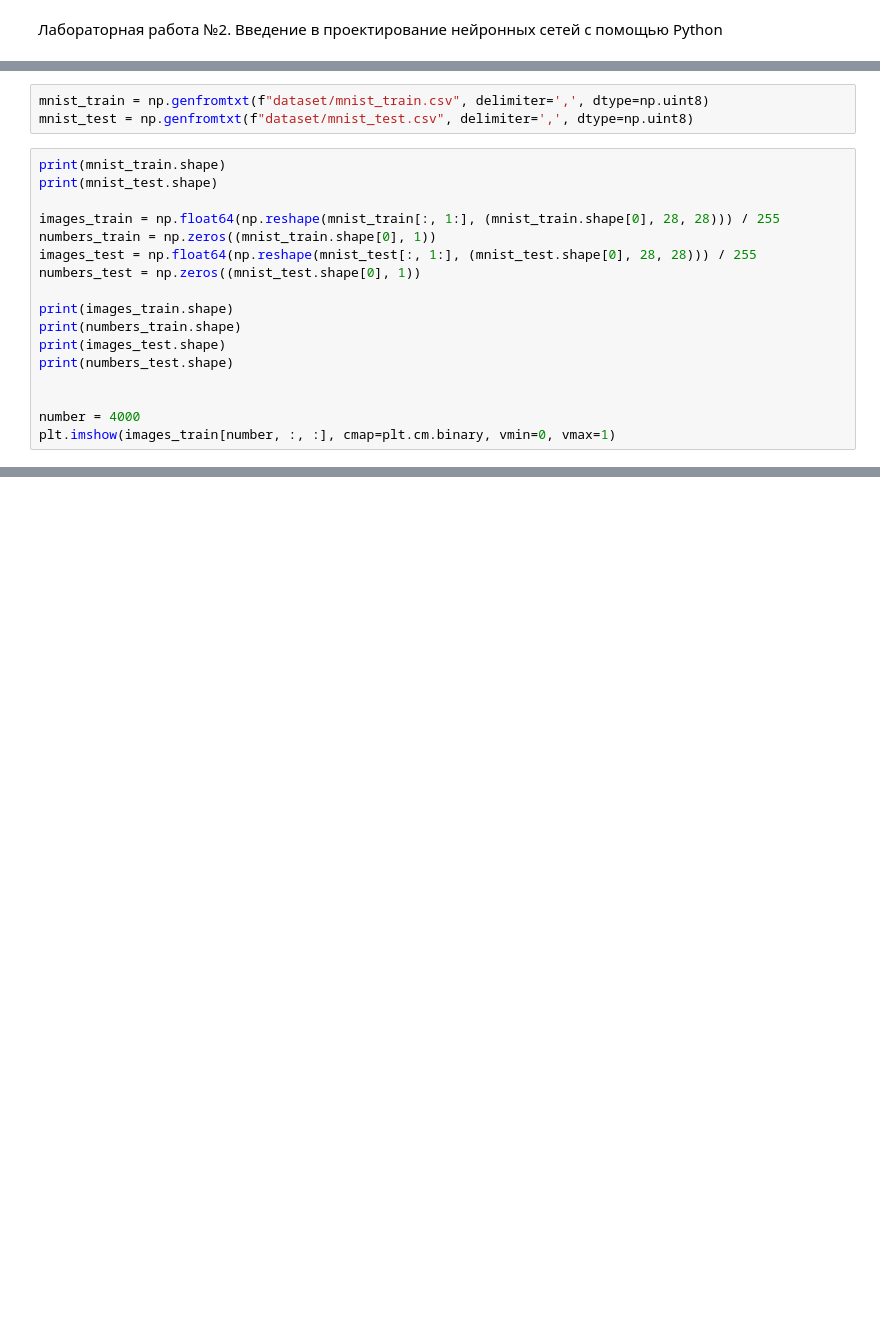
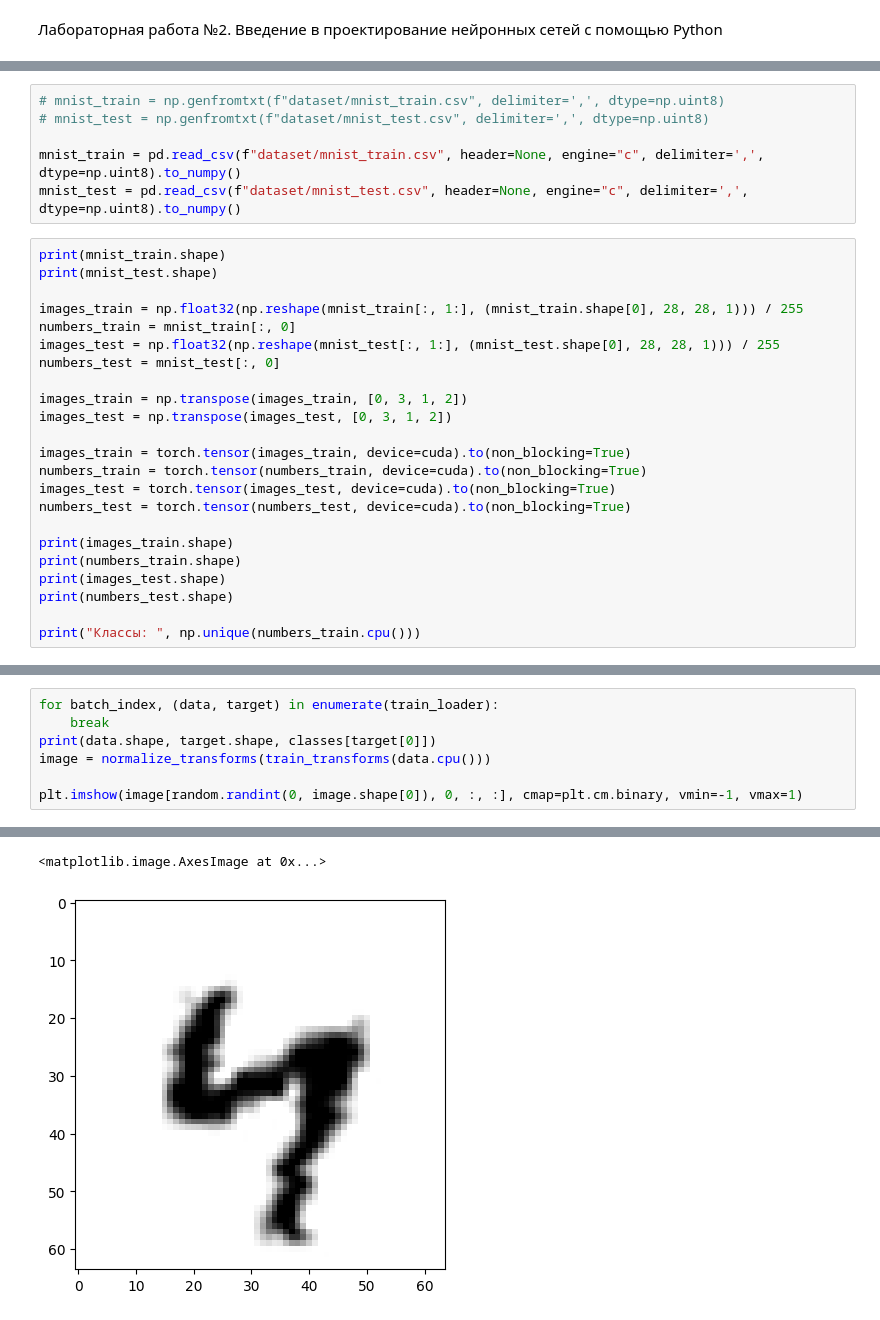
Before and after one commit to d3dx13/CyberPhysical-Systems-and-Technologies-2022, a Jupyter notebook: lab2/lab2.ipynb, the cells around one changed output, grey strips where cells are left out. Drawn from its saved outputs; the diff is of its cells as text; blank space fills up the shorter version.

```diff
--- a/lab2/lab2.ipynb
+++ b/lab2/lab2.ipynb
@@ -19,23 +42,32 @@ _CudaDeviceProperties(name='NVIDIA GeForce RTX 3080 Laptop GPU', major=8, minor=
 # %%
-mnist_train = np.genfromtxt(f"dataset/mnist_train.csv", delimiter=',', dtype=np.uint8)
-mnist_test = np.genfromtxt(f"dataset/mnist_test.csv", delimiter=',', dtype=np.uint8)
+# mnist_train = np.genfromtxt(f"dataset/mnist_train.csv", delimiter=',', dtype=np.uint8)
+# mnist_test = np.genfromtxt(f"dataset/mnist_test.csv", delimiter=',', dtype=np.uint8)
+
+mnist_train = pd.read_csv(f"dataset/mnist_train.csv", header=None, engine="c", delimiter=',', dtype=np.uint8).to_numpy()
+mnist_test = pd.read_csv(f"dataset/mnist_test.csv", header=None, engine="c", delimiter=',', dtype=np.uint8).to_numpy()
 # %%
 print(mnist_train.shape)
 print(mnist_test.shape)
 
-images_train = np.float64(np.reshape(mnist_train[:, 1:], (mnist_train.shape[0], 28, 28))) / 255
-numbers_train = np.zeros((mnist_train.shape[0], 1))
-images_test = np.float64(np.reshape(mnist_test[:, 1:], (mnist_test.shape[0], 28, 28))) / 255
-numbers_test = np.zeros((mnist_test.shape[0], 1))
+images_train = np.float32(np.reshape(mnist_train[:, 1:], (mnist_train.shape[0], 28, 28, 1))) / 255
+numbers_train = mnist_train[:, 0]
+images_test = np.float32(np.reshape(mnist_test[:, 1:], (mnist_test.shape[0], 28, 28, 1))) / 255
+numbers_test = mnist_test[:, 0]
+
+images_train = np.transpose(images_train, [0, 3, 1, 2])
+images_test = np.transpose(images_test, [0, 3, 1, 2])
+
+images_train = torch.tensor(images_train, device=cuda).to(non_blocking=True)
+numbers_train = torch.tensor(numbers_train, device=cuda).to(non_blocking=True)
+images_test = torch.tensor(images_test, device=cuda).to(non_blocking=True)
+numbers_test = torch.tensor(numbers_test, device=cuda).to(non_blocking=True)
 
 print(images_train.shape)
 print(numbers_train.shape)
 print(images_test.shape)
 print(numbers_test.shape)
 
-
-number = 4000
-plt.imshow(images_train[number, :, :], cmap=plt.cm.binary, vmin=0, vmax=1)
+print("Классы: ", np.unique(numbers_train.cpu()))
 # %% [output]
 (60000, 785)
 (10000, 785)
@@ -60,0 +153,8 @@ mnist_train[:, 0]
+# %%
+for batch_index, (data, target) in enumerate(train_loader):
+    break
+print(data.shape, target.shape, classes[target[0]])
+image = normalize_transforms(train_transforms(data.cpu()))
+
+plt.imshow(image[random.randint(0, image.shape[0]), 0, :, :], cmap=plt.cm.binary, vmin=-1, vmax=1)
+# %% [output]
@@ -60,0 +162,2 @@ mnist_train[:, 0]
+<matplotlib.image.AxesImage at 0x...>
+[figure, added]
```
Also changed, not shown: parts of 17 cells of this notebook, 15 other files.
